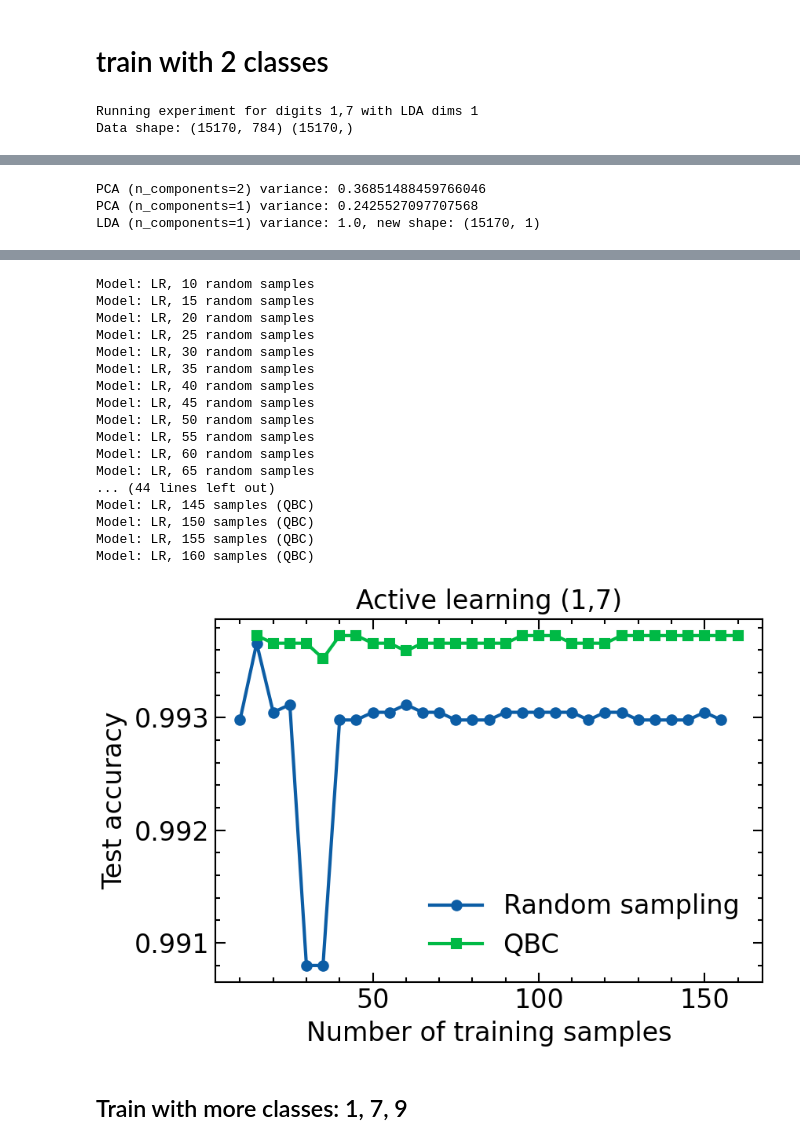
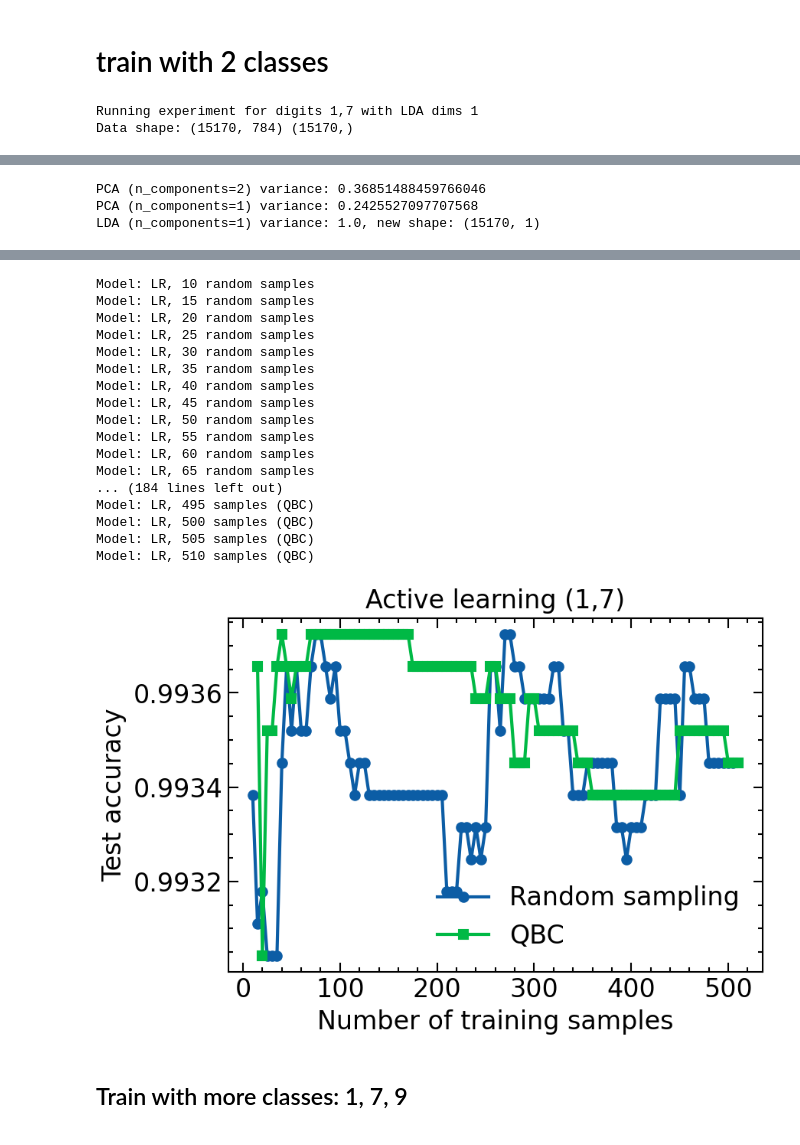
Before and after one commit to amapy-00/miniproject_2_02463, a Jupyter notebook: main.ipynb, the cells around one changed output, grey strips where cells are left out. Cells and saved outputs as stored; diff of their text form; code cells hidden in the pictures.

```diff
--- a/main.ipynb
+++ b/main.ipynb
@@ -10,34 +10,34 @@ The autoreload extension is already loaded. To reload it, use:
 # %% [markdown]
 # train with 2 classes
 # %%
-exp1_params = {'initial_samples': 10, 'added_samples': 5, 'num_iterations': 30, 'committee_size': 20}
+exp1_params = {'initial_samples': 10, 'added_samples': 5, 'num_iterations': 100, 'committee_size': 20}
 run_experiment("1,7", lda_dims=1, active_params=exp1_params, legend_labels=('Random sampling', 'QBC'))
 # %% [output]
 Running experiment for digits 1,7 with LDA dims 1
 Data shape: (15170, 784) (15170,)
 [figure]
 PCA (n_components=2) variance: 0.36851488459766046
 PCA (n_components=1) variance: 0.2425527097707568
 LDA (n_components=1) variance: 1.0, new shape: (15170, 1)
 [figure]
 Model: LR, 10 random samples
 Model: LR, 15 random samples
 Model: LR, 20 random samples
 Model: LR, 25 random samples
 Model: LR, 30 random samples
 Model: LR, 35 random samples
 Model: LR, 40 random samples
 Model: LR, 45 random samples
 Model: LR, 50 random samples
 Model: LR, 55 random samples
 Model: LR, 60 random samples
 Model: LR, 65 random samples
-... (44 lines left out)
-Model: LR, 145 samples (QBC)
-Model: LR, 150 samples (QBC)
-Model: LR, 155 samples (QBC)
-Model: LR, 160 samples (QBC)
+... (184 lines left out)
+Model: LR, 495 samples (QBC)
+Model: LR, 500 samples (QBC)
+Model: LR, 505 samples (QBC)
+Model: LR, 510 samples (QBC)
-[figure, old version]
+[figure, new version]
 # %% [markdown]
 ## Train with more classes: 1, 7, 9
 # %%
```
Also changed, not shown: 1 other file.
